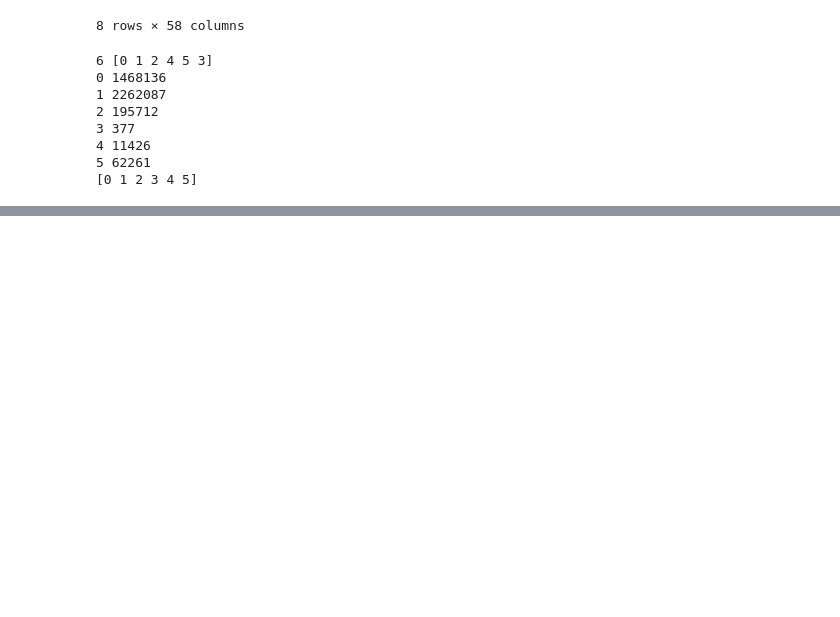
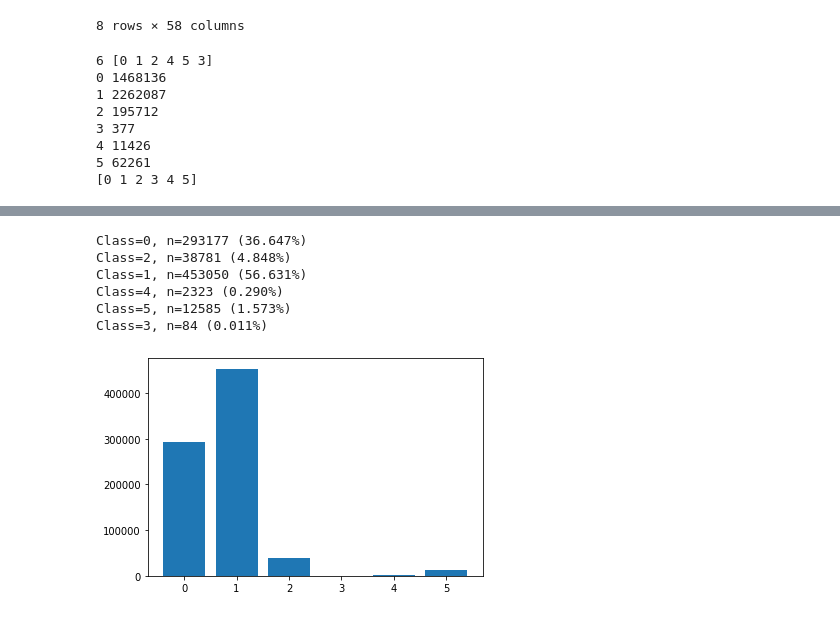
Before and after one commit to antoine311200/Tabular-Playground-Series, a Jupyter notebook: xgboost_model.ipynb, the cells around one changed output, grey strips where cells are left out. Cells and saved outputs as stored; diff of their text form; code cells hidden in the pictures; blank space fills up the shorter version.

```diff
--- a/xgboost_model.ipynb
+++ b/xgboost_model.ipynb
@@ -204,0 +225,18 @@ print(np.unique(y_train))
+# %%
+from collections import Counter
+
+counter = Counter(y_val)
+for k,v in counter.items():
+    per = v / len(y_val) * 100
+    print('Class=%d, n=%d (%.3f%%)' % (k, v, per))
+
+plt.bar(counter.keys(), counter.values())
+plt.show()
+# %% [output]
+Class=0, n=293177 (36.647%)
+Class=2, n=38781 (4.848%)
+Class=1, n=453050 (56.631%)
+Class=4, n=2323 (0.290%)
+Class=5, n=12585 (1.573%)
+Class=3, n=84 (0.011%)
+[figure, added]
```
Also changed, not shown: parts of 17 cells of this notebook.
